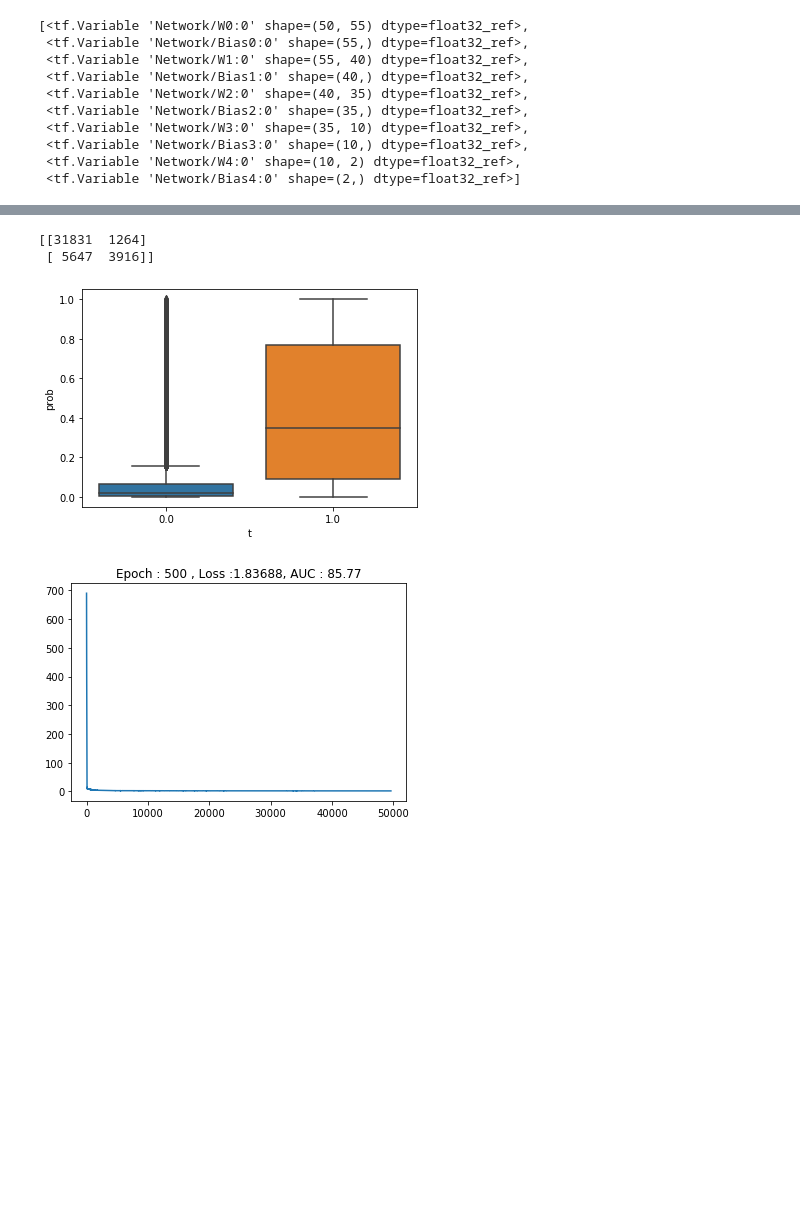
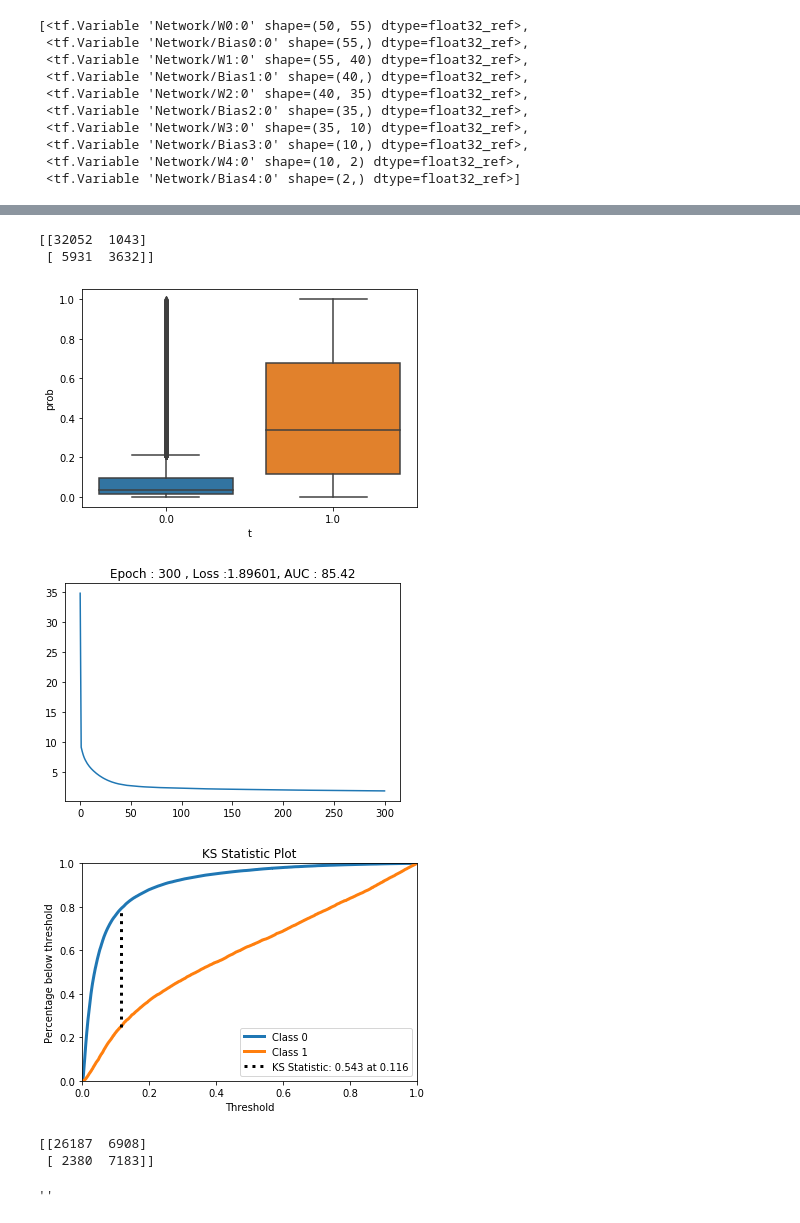
Before and after one commit to sungreong/TIL, a Jupyter notebook: FrameWork Tensorflow/Tensorflow Tabular Data Network(Embedding).ipynb, the cells around one changed output, grey strips where cells are left out. Drawn from its saved outputs; the diff is of its cells as text; code cells hidden in the pictures; blank space fills up the shorter version.

Commit message:
Modify Cdoe
ADD KS PLOT

```diff
--- a/FrameWork Tensorflow/Tensorflow Tabular Data Network(Embedding).ipynb
+++ b/FrameWork Tensorflow/Tensorflow Tabular Data Network(Embedding).ipynb
@@ -319,7 +319,7 @@ def Network(X , dims ) :
                 Bias = tf.get_variable("Bias" + str(idx) ,
                                            shape = [h_dim] , dtype = tf.float32 ,
                                            initializer = tf.constant_initializer(0.0))
-                Layer = tf_mish(tf.matmul( X , Weight) + Bias)
+                Layer = tf.nn.selu(tf.matmul( X , Weight) + Bias)
             else :
 #                 Weight = tf.get_variable("W" + str(idx) , dtype = tf.float32 ,
 #                                          shape = [dims[idx-1] ,h_dim ] , initializer = init)
@@ -331,7 +331,7 @@ def Network(X , dims ) :
                                            initializer = tf.constant_initializer(0.0))
                 Layer = tf.matmul( Layer , Weight) + Bias
                 if len(dims) == idx+1 :pass
-                else : Layer = tf_mish(Layer)
+                else : Layer = tf.nn.selu(Layer)
     return Layer
 # %%
 Logit = Network(XX , dims = [55 , 40 , 35 , 10 , target_dim])
@@ -339,7 +339,7 @@ Probs = tf.nn.softmax(Logit)
 # %% [markdown]
 ## Label Smoothing
 # %%
-alpha = 0.9
+alpha = 0.8
 y_one_hot = tf.add(alpha* tf.one_hot( tf.cast(y , tf.int32) , depth=target_dim) ,
                    (1-alpha) / target_dim)
 # %%
@@ -421,40 +421,56 @@ solver = tf.train.AdamOptimizer(learning_rate= 1e-4).minimize(Loss ,var_list = v
 _Loss_ = []
 Epoch= 10000
 mb_size = 1000
+import scikitplot as skplt
 print("Train")
 config=tf.ConfigProto(log_device_placement=True)
 config.gpu_options.allow_growth = True
 sess = tf.Session(config = config)
 sess.run(tf.global_variables_initializer())
 for epoch in trange(Epoch , desc = "Loop" ) :
     idx = np.random.permutation(len(train_X))
     XX = train_X.iloc[idx , : ].values
     YY = train_Y[idx]
     batch_iter = int(len(XX) / mb_size)
+    _Loss2_ = []
     for idx in range(batch_iter) :
         X_mb = XX[idx*mb_size:(idx+1)*mb_size]
         Y_mb = YY[idx*mb_size:(idx+1)*mb_size]
         Feed = {X : X_mb ,
                 y : Y_mb ,
                 batch_size : mb_size , }
         _ , LOSS  = sess.run([solver , Loss] , feed_dict= Feed)
-        _Loss_.append(LOSS)
-    if (epoch > 0)  & (epoch % 500 == 0) :
+        _Loss2_.append(LOSS)
+    _Loss_.append(np.mean(_Loss2_))
+    if (epoch > 0)  & (epoch % 5 == 0) :
         Feed = { X : test_X.values , batch_size : len(test_X.values) }
         probs  = sess.run(Probs , feed_dict= Feed)
         AUC = roc_auc_score(test_Y ,  probs[:,1])
         DD = pd.DataFrame([test_Y ,probs[:,1]],
                           index = ["t","prob"]).T
         clear_output()
         print( confusion_matrix(test_Y , np.argmax(probs,axis =1) ))
         msg = "Epoch : {} , Loss :{:.5f}, AUC : {:.2f}".format(epoch ,LOSS ,AUC*100)
         sns.boxplot(x="t", y="prob", data=DD)
         plt.show()
         plt.plot(np.arange(len(_Loss_)), _Loss_ )
         plt.title(msg)
         plt.show()
+        pp = skplt.metrics.plot_ks_statistic(test_Y, probs)
+        plt.show()
+        b , c = pp.get_legend_handles_labels()
+        threshold = float(c[2].split("at ")[1])
+        aaa = np.where( probs[:,1] < threshold , 0 , 1 )
+        print( confusion_matrix(test_Y , aaa ))
 # %% [output]
-[[31831  1264]
- [ 5647  3916]]
+[[32052  1043]
+ [ 5931  3632]]
-[figure, old version]
+[figure, new version]
-[figure, old version]
+[figure, new version]
+[figure, added]
+[[26187  6908]
+ [ 2380  7183]]
+# %%
+a.yaxis.get_major_ticks()[1].get_label()
+# %% [output]
+''
```
Also changed, not shown: parts of 10 cells of this notebook, 1 other file.
